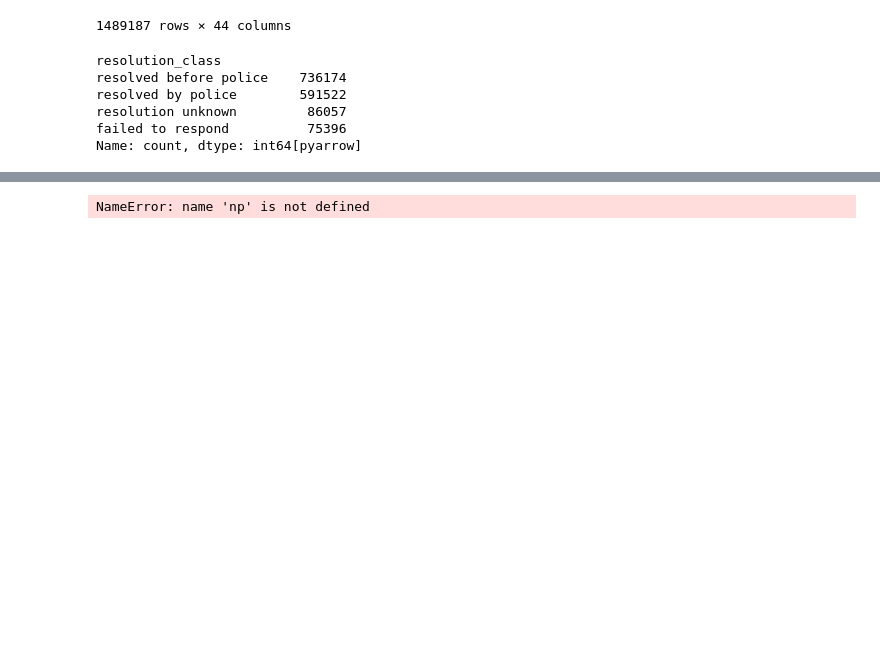
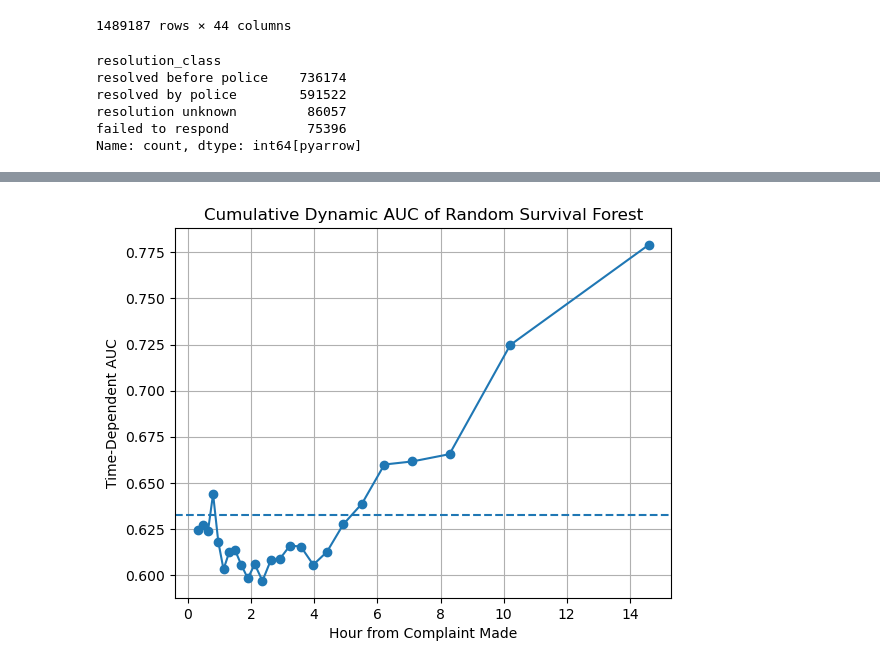
Before and after one commit to jamorr/Capstone, a Jupyter notebook: src/final.ipynb, the cells around one changed output, grey strips where cells are left out. Cells and saved outputs as stored; diff of their text form; code cells hidden in the pictures; blank space fills up the shorter version.

Commit message:
move metrics and plots to metrics dir

```diff
--- a/src/final.ipynb
+++ b/src/final.ipynb
@@ -252,9 +152,9 @@ except FileNotFoundError:
     )
 
     rsf = RandomSurvivalForest(
-        500,
+        hyper.n_estimators,
         max_depth=hyper.max_depth,
-        min_samples_leaf=50,
+        min_samples_leaf=hyper.min_samples_leaf,
         n_jobs=n_jobs,
         random_state=hyper.seed,
         verbose=2
@@ -472,0 +178,6 @@ plt.grid(True)
+# %%
+chunk_size = 1000
+
+times = np.percentile(np.array([te[1] for te in y_test]), np.linspace(5, 95, 25))
+rsf_chf_funcs  = rsf.predict_cumulative_hazard_function(X_test[:chunk_size], return_array=False)
+rsf_risk_scores = np.row_stack([chf(times) for chf in rsf_chf_funcs])
@@ -472,0 +188,17 @@ plt.grid(True)
+# %%
+rsf_auc, rsf_mean_auc = cumulative_dynamic_auc(
+    y_train[:chunk_size],
+    y_test[:chunk_size],
+    rsf_risk_scores,
+    times
+)
+
+
+plt.plot(times, rsf_auc, marker="o")
+plt.axhline(rsf_mean_auc, linestyle="--")
+plt.title("Cumulative Dynamic AUC of Random Survival Forest")
+plt.xlabel("Hour from Complaint Made")
+plt.ylabel("Time-Dependent AUC")
+plt.grid(True)
+# %% [output]
+[figure, added]
@@ -473,9 +215,6 @@ plt.grid(True)
 # %%
-
-times = np.percentile(df["hours_to_complete"], np.linspace(5, 81, 15))
-
+# times = np.percentile(df["hours_to_complete"], np.linspace(5, 81, 30))
 heap = []
-
 for i, col in tqdm(enumerate(X_train.columns)):
     auc, mean_auc = cumulative_dynamic_auc(y_train, y_test, X_test[col], times)
     # ret = concordance_index_ipcw(y_train, y_test, X_test[col], tau=times[-1], )
@@ -485,6 +224,4 @@ for i, col in tqdm(enumerate(X_train.columns)):
     heapq.heappush(heap, in_heap)
 
 top_10 = heapq.nlargest(10, heap)
-# %% [output]
-NameError: name 'np' is not defined
 # %%
```
Also changed, not shown: parts of 28 cells of this notebook, 1 other file.
